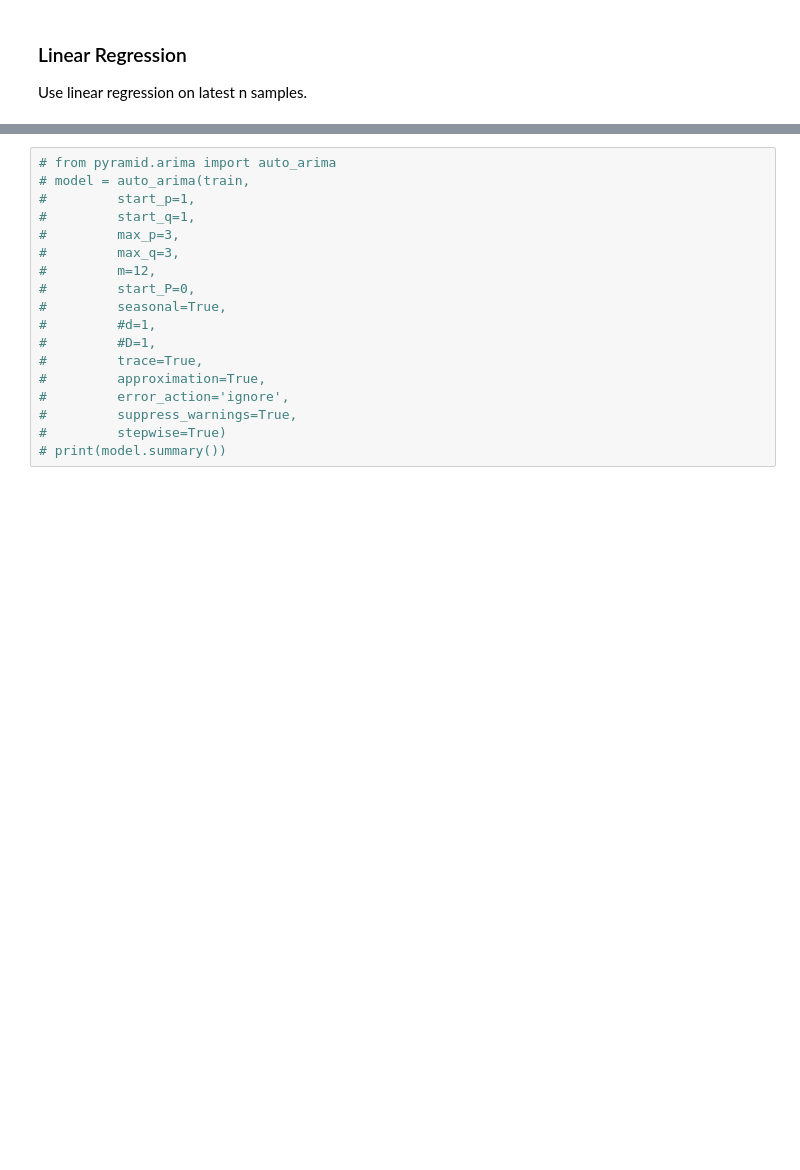
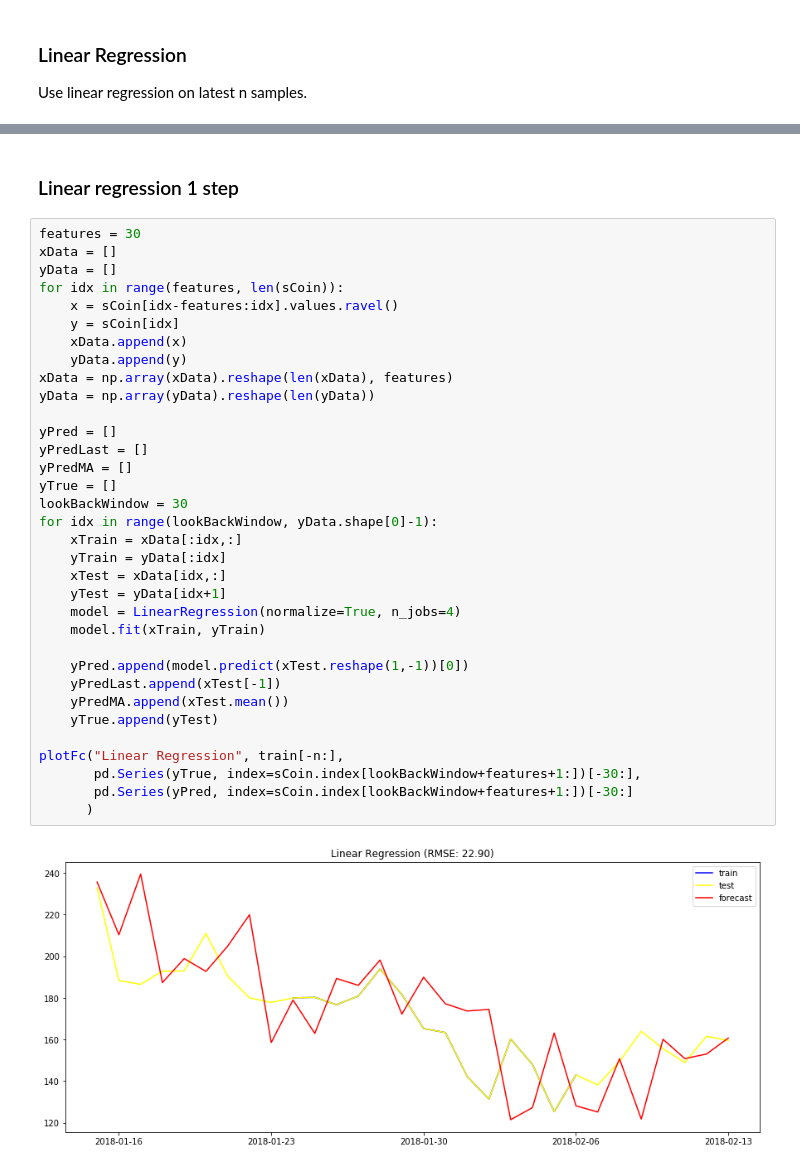
Before and after one commit to dahuebi/cas-pml-prj, a Jupyter notebook: nb/04_simple-forecast.ipynb, the cells around one changed output, grey strips where cells are left out. Saved outputs shown, nothing was run; the diff lists cells and outputs as text; blank space fills up the shorter version.

```diff
--- a/nb/04_simple-forecast.ipynb
+++ b/nb/04_simple-forecast.ipynb
@@ -177,18 +178,38 @@ plotFc("Linear Regression", train[-n:], test, sFc)
-# %%
-# from pyramid.arima import auto_arima
-# model = auto_arima(train,
-#         start_p=1,
-#         start_q=1,
-#         max_p=3,
-#         max_q=3,
-#         m=12,
-#         start_P=0,
-#         seasonal=True,
-#         #d=1,
-#         #D=1,
-#         trace=True,
-#         approximation=True,
-#         error_action='ignore',
-#         suppress_warnings=True,
-#         stepwise=True)
-# print(model.summary())
+# %% [markdown]
+### Linear regression 1 step
+# %%
+features = 30
+xData = []
+yData = []
+for idx in range(features, len(sCoin)):
+    x = sCoin[idx-features:idx].values.ravel()
+    y = sCoin[idx]
+    xData.append(x)
+    yData.append(y)
+xData = np.array(xData).reshape(len(xData), features)
+yData = np.array(yData).reshape(len(yData))
+
+yPred = []
+yPredLast = []
+yPredMA = []
+yTrue = []
+lookBackWindow = 30
+for idx in range(lookBackWindow, yData.shape[0]-1):
+    xTrain = xData[:idx,:]
+    yTrain = yData[:idx]
+    xTest = xData[idx,:]
+    yTest = yData[idx+1]
+    model = LinearRegression(normalize=True, n_jobs=4)
+    model.fit(xTrain, yTrain)
+
+    yPred.append(model.predict(xTest.reshape(1,-1))[0])
+    yPredLast.append(xTest[-1])
+    yPredMA.append(xTest.mean())
+    yTrue.append(yTest)
+
+plotFc("Linear Regression", train[-n:],
+       pd.Series(yTrue, index=sCoin.index[lookBackWindow+features+1:])[-30:],
+       pd.Series(yPred, index=sCoin.index[lookBackWindow+features+1:])[-30:]
+      )
+# %% [output]
+[figure, added]
```
Also changed, not shown: parts of 9 cells of this notebook.
